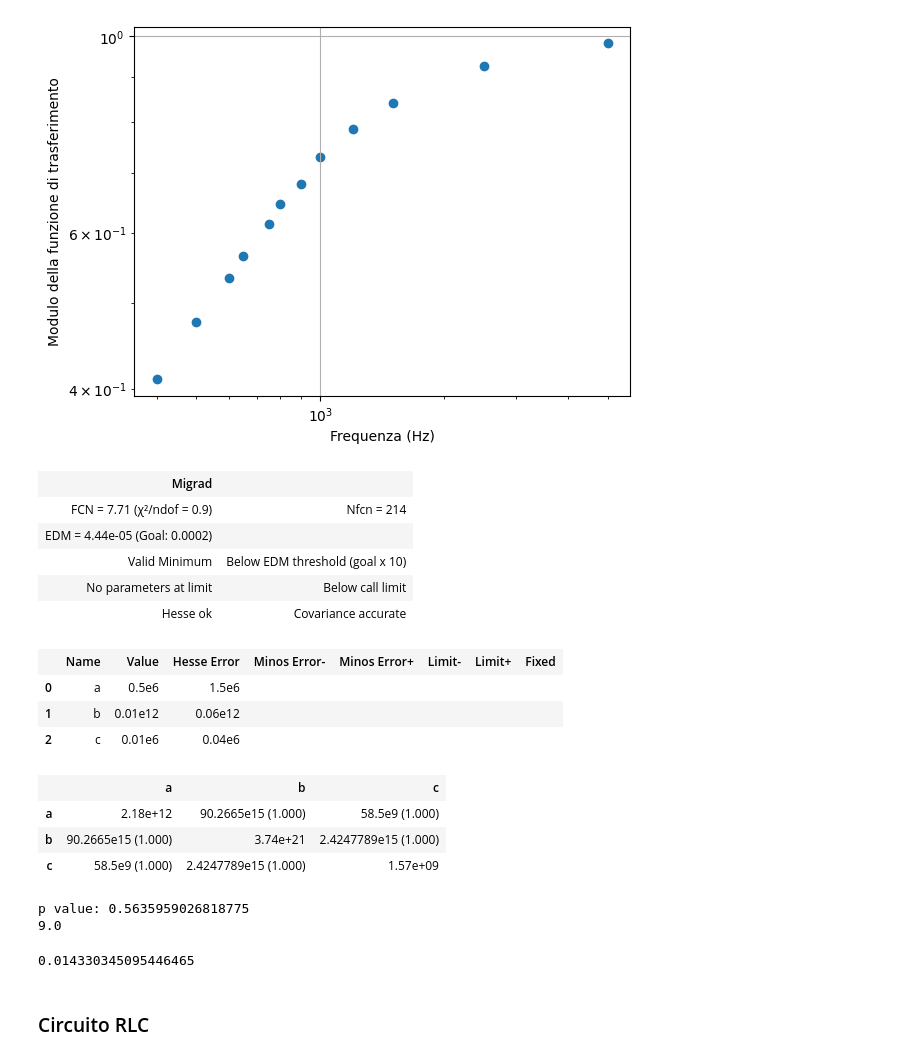
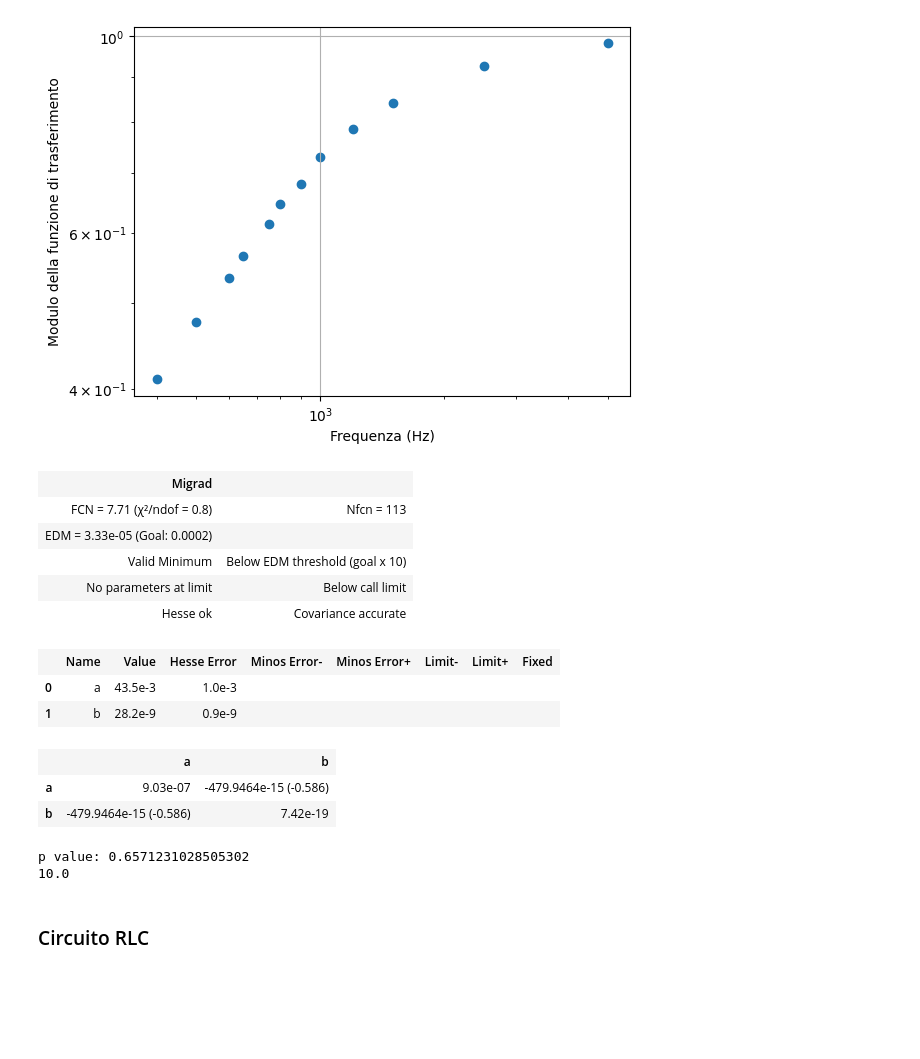
Before and after one commit to ARossiUnimib/Laboratorio-2---Gruppo-21-A.A.-2023-24, a Jupyter notebook: Notebooks/Circuiti_3/Circuiti_3.ipynb, the cells around one changed output. Drawn from its saved outputs; the diff is of its cells as text; code cells hidden in the pictures; blank space fills up the shorter version.

```diff
--- a/Notebooks/Circuiti_3/Circuiti_3.ipynb
+++ b/Notebooks/Circuiti_3/Circuiti_3.ipynb
@@ -200,14 +200,14 @@ plt.show()
 # %% [output]
 [figure]
 # %%
-def model(x,a,b,c):
-    return a / np.sqrt(b + c/(x**2))
+def model(x,a,b):
+    return 1 / np.sqrt(a + b/(x**2))
 
 V_err = 0.04 * Vin_out
 
 minimi_quadrati = LeastSquares(freq, Vin_out, V_err, model)
 
-m = Minuit(minimi_quadrati, a = 1, b = 1, c = 1)
+m = Minuit(minimi_quadrati, a = 1, b = 1)
 m.migrad()
 m.hesse()
 display(m)
@@ -330,47 +328,40 @@ plt.show()
 # %% [output]
 [figure]
 # %%
-def model(x,a,b,c):
-    return a / np.sqrt(b + c*(x**2))
+def model(x,a,b):
+    return 1 / np.sqrt(a + b*(x**2))
 
 V_err = 0.02 * Vin_out
 
 minimi_quadrati = LeastSquares(freq, Vin_out, V_err, model)
 
-m = Minuit(minimi_quadrati, a = 10000, b = 10000000000, c = 10000)
+m = Minuit(minimi_quadrati, a = 0.005, b = 0.00000001)
+m.strategy = 2
 m.migrad()
 m.hesse()
 display(m)
 
 def func(x):
     return chi2.cdf(x,m.ndof)
 
 pvalue = func(np.inf) - func(m.fval)
 print("p value: " + str(pvalue))
 print(m.ndof)
 # %% [output]
 | Migrad |  |
-| FCN = 7.71 (χ²/ndof = 0.9) | Nfcn = 214 |
-| EDM = 4.44e-05 (Goal: 0.0002) |  |
+| FCN = 7.71 (χ²/ndof = 0.8) | Nfcn = 113 |
+| EDM = 3.33e-05 (Goal: 0.0002) |  |
 | Valid Minimum | Below EDM threshold (goal x 10) |
 | No parameters at limit | Below call limit |
 | Hesse ok | Covariance accurate |
 |  | Name | Value | Hesse Error | Minos Error- | Minos Error+ | Limit- | Limit+ | Fixed |
-| 0 | a | 0.5e6 | 1.5e6 |  |  |  |  |  |
-| 1 | b | 0.01e12 | 0.06e12 |  |  |  |  |  |
-| 2 | c | 0.01e6 | 0.04e6 |  |  |  |  |  |
+| 0 | a | 43.5e-3 | 1.0e-3 |  |  |  |  |  |
+| 1 | b | 28.2e-9 | 0.9e-9 |  |  |  |  |  |
-|  | a | b | c |
-| a | 2.18e+12 | 90.2665e15 (1.000) | 58.5e9 (1.000) |
-| b | 90.2665e15 (1.000) | 3.74e+21 | 2.4247789e15 (1.000) |
-| c | 58.5e9 (1.000) | 2.4247789e15 (1.000) | 1.57e+09 |
+|  | a | b |
+| a | 9.03e-07 | -479.9464e-15 (-0.586) |
+| b | -479.9464e-15 (-0.586) | 7.42e-19 |
-p value: 0.5635959026818775
-9.0
+p value: 0.6571231028505302
+10.0
-# %%
-fatt = np.sqrt(m.values["b"] / R_tot)
-L = np.sqrt(m.values["c"])/fatt
-print(L)
-# %% [output]
-0.014330345095446465
 # %% [markdown]
 ### Circuito RLC
 # %%
```
Also changed, not shown: parts of 5 cells of this notebook.
